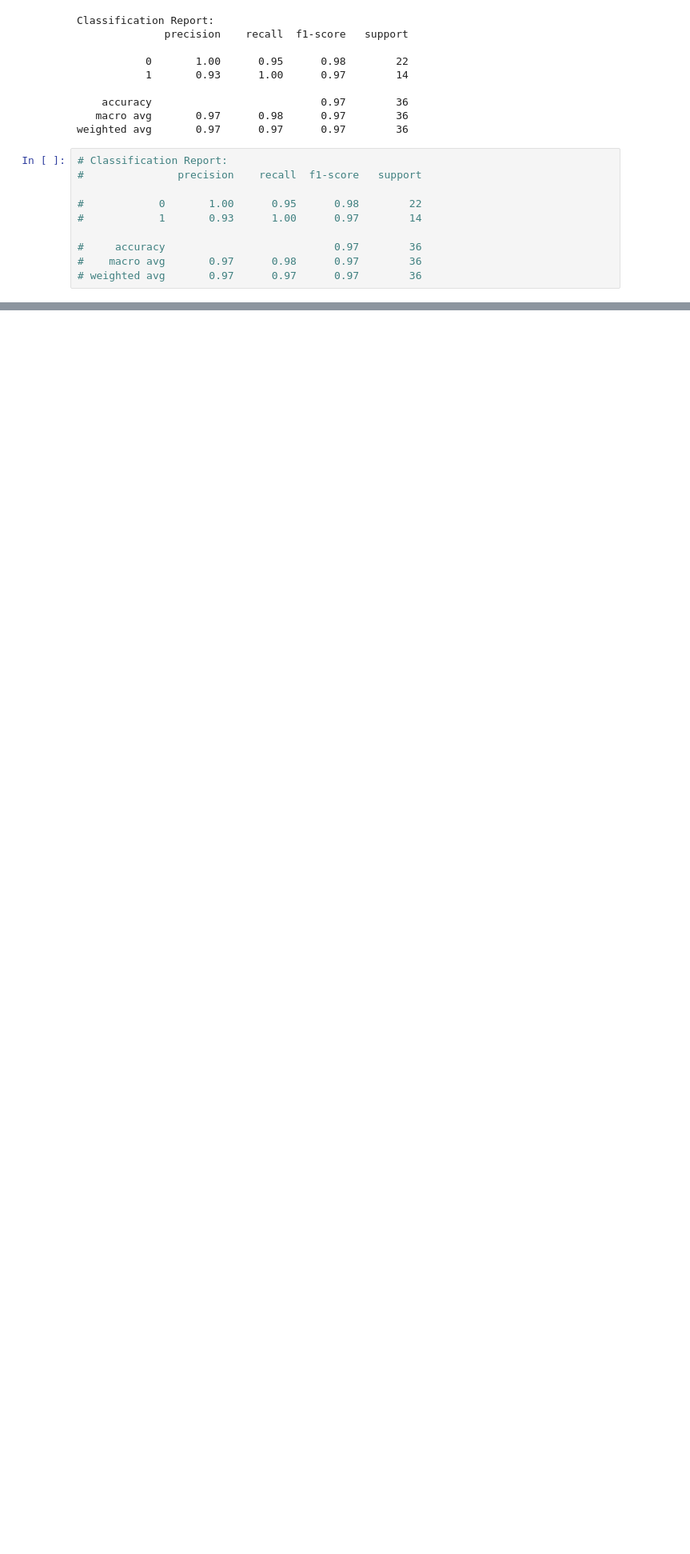
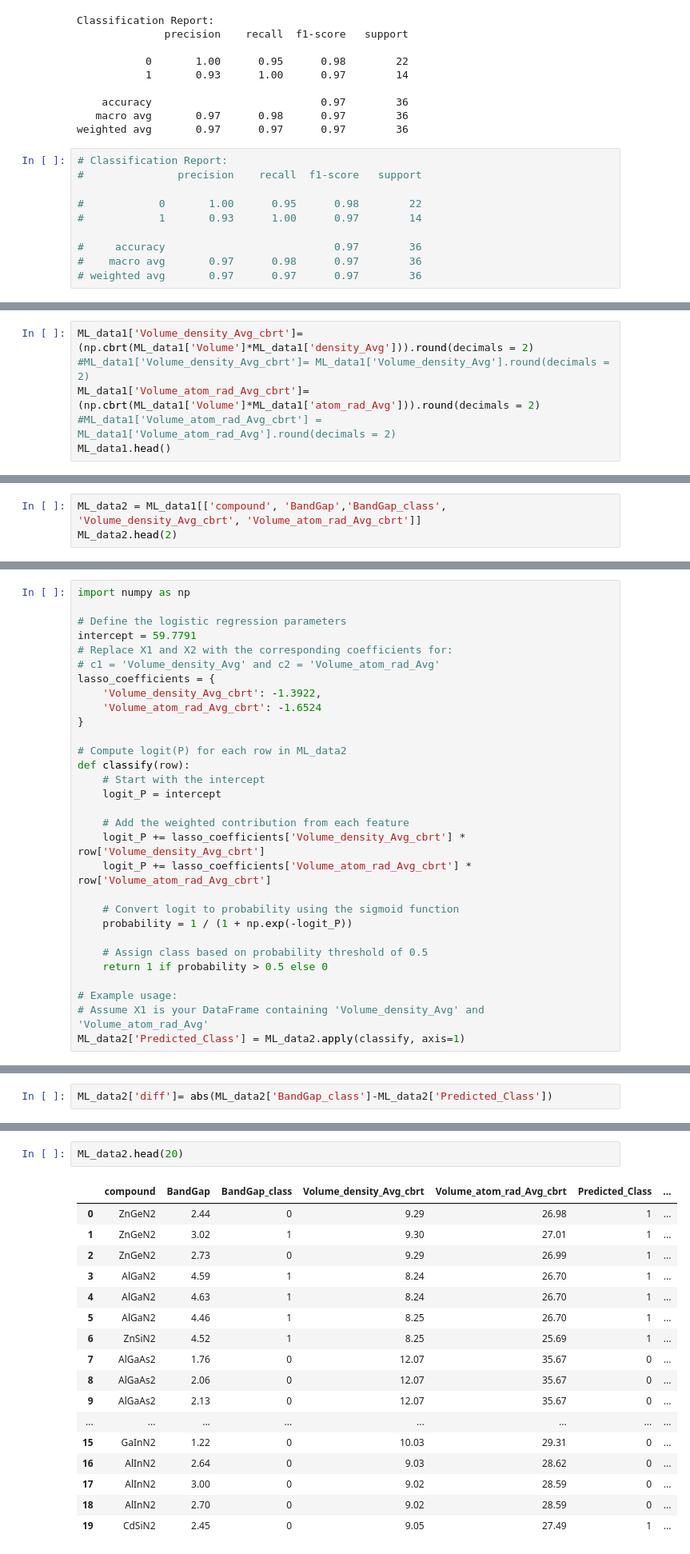
Before and after one commit to UpendraKumarIITG/ABX2_Article, a Jupyter notebook: 3_Logistic classification/LOGISTIC_Classification.ipynb, the cells around one changed output, grey strips where cells are left out. Shown at 80% size. Cells and saved outputs as stored; diff of their text form; blank space fills up the shorter version.

```diff
--- a/3_Logistic classification/LOGISTIC_Classification.ipynb
+++ b/3_Logistic classification/LOGISTIC_Classification.ipynb
@@ -387,0 +632,6 @@ The logistic regression model demonstrated strong classification performance. Ou
+# %%
+ML_data1['Volume_density_Avg_cbrt']= (np.cbrt(ML_data1['Volume']*ML_data1['density_Avg'])).round(decimals = 2)
+#ML_data1['Volume_density_Avg_cbrt']= ML_data1['Volume_density_Avg'].round(decimals = 2)
+ML_data1['Volume_atom_rad_Avg_cbrt']= (np.cbrt(ML_data1['Volume']*ML_data1['atom_rad_Avg'])).round(decimals = 2)
+#ML_data1['Volume_atom_rad_Avg_cbrt'] = ML_data1['Volume_atom_rad_Avg'].round(decimals = 2)
+ML_data1.head()
@@ -387,0 +654,3 @@ The logistic regression model demonstrated strong classification performance. Ou
+# %%
+ML_data2 = ML_data1[['compound', 'BandGap','BandGap_class', 'Volume_density_Avg_cbrt', 'Volume_atom_rad_Avg_cbrt']]
+ML_data2.head(2)
@@ -387,0 +661,30 @@ The logistic regression model demonstrated strong classification performance. Ou
+# %%
+import numpy as np
+
+# Define the logistic regression parameters
+intercept = 59.7791
+# Replace X1 and X2 with the corresponding coefficients for:
+# c1 = 'Volume_density_Avg' and c2 = 'Volume_atom_rad_Avg'
+lasso_coefficients = {
+    'Volume_density_Avg_cbrt': -1.3922,
+    'Volume_atom_rad_Avg_cbrt': -1.6524
+}
+
+# Compute logit(P) for each row in ML_data2
+def classify(row):
+    # Start with the intercept
+    logit_P = intercept
+
+    # Add the weighted contribution from each feature
+    logit_P += lasso_coefficients['Volume_density_Avg_cbrt'] * row['Volume_density_Avg_cbrt']
+    logit_P += lasso_coefficients['Volume_atom_rad_Avg_cbrt'] * row['Volume_atom_rad_Avg_cbrt']
+
+    # Convert logit to probability using the sigmoid function
+    probability = 1 / (1 + np.exp(-logit_P))
+
+    # Assign class based on probability threshold of 0.5
+    return 1 if probability > 0.5 else 0
+
+# Example usage:
+# Assume X1 is your DataFrame containing 'Volume_density_Avg' and 'Volume_atom_rad_Avg'
+ML_data2['Predicted_Class'] = ML_data2.apply(classify, axis=1)
@@ -387,0 +706,2 @@ The logistic regression model demonstrated strong classification performance. Ou
+# %%
+ML_data2['diff']= abs(ML_data2['BandGap_class']-ML_data2['Predicted_Class'])
@@ -387,0 +732,20 @@ The logistic regression model demonstrated strong classification performance. Ou
+# %%
+ML_data2.head(20)
+# %% [output]
+|  | compound | BandGap | BandGap_class | Volume_density_Avg_cbrt | Volume_atom_rad_Avg_cbrt | Predicted_Class | ... |
+| 0 | ZnGeN2 | 2.44 | 0 | 9.29 | 26.98 | 1 | ... |
+| 1 | ZnGeN2 | 3.02 | 1 | 9.30 | 27.01 | 1 | ... |
+| 2 | ZnGeN2 | 2.73 | 0 | 9.29 | 26.99 | 1 | ... |
+| 3 | AlGaN2 | 4.59 | 1 | 8.24 | 26.70 | 1 | ... |
+| 4 | AlGaN2 | 4.63 | 1 | 8.24 | 26.70 | 1 | ... |
+| 5 | AlGaN2 | 4.46 | 1 | 8.25 | 26.70 | 1 | ... |
+| 6 | ZnSiN2 | 4.52 | 1 | 8.25 | 25.69 | 1 | ... |
+| 7 | AlGaAs2 | 1.76 | 0 | 12.07 | 35.67 | 0 | ... |
+| 8 | AlGaAs2 | 2.06 | 0 | 12.07 | 35.67 | 0 | ... |
+| 9 | AlGaAs2 | 2.13 | 0 | 12.07 | 35.67 | 0 | ... |
+| ... | ... | ... | ... | ... | ... | ... | ... |
+| 15 | GaInN2 | 1.22 | 0 | 10.03 | 29.31 | 0 | ... |
+| 16 | AlInN2 | 2.64 | 0 | 9.03 | 28.62 | 0 | ... |
+| 17 | AlInN2 | 3.00 | 0 | 9.02 | 28.59 | 0 | ... |
+| 18 | AlInN2 | 2.70 | 0 | 9.02 | 28.59 | 0 | ... |
+| 19 | CdSiN2 | 2.45 | 0 | 9.05 | 27.49 | 1 | ... |
```
Also changed, not shown: parts of 50 cells of this notebook.
